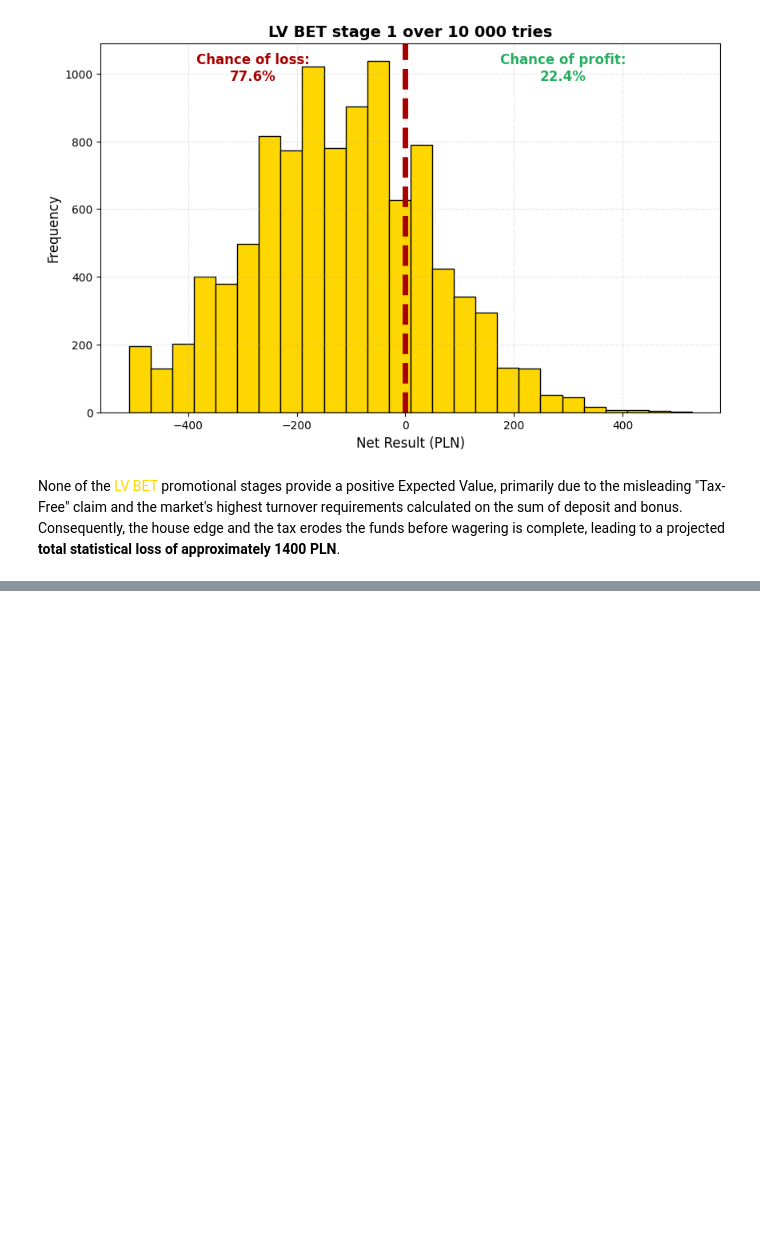
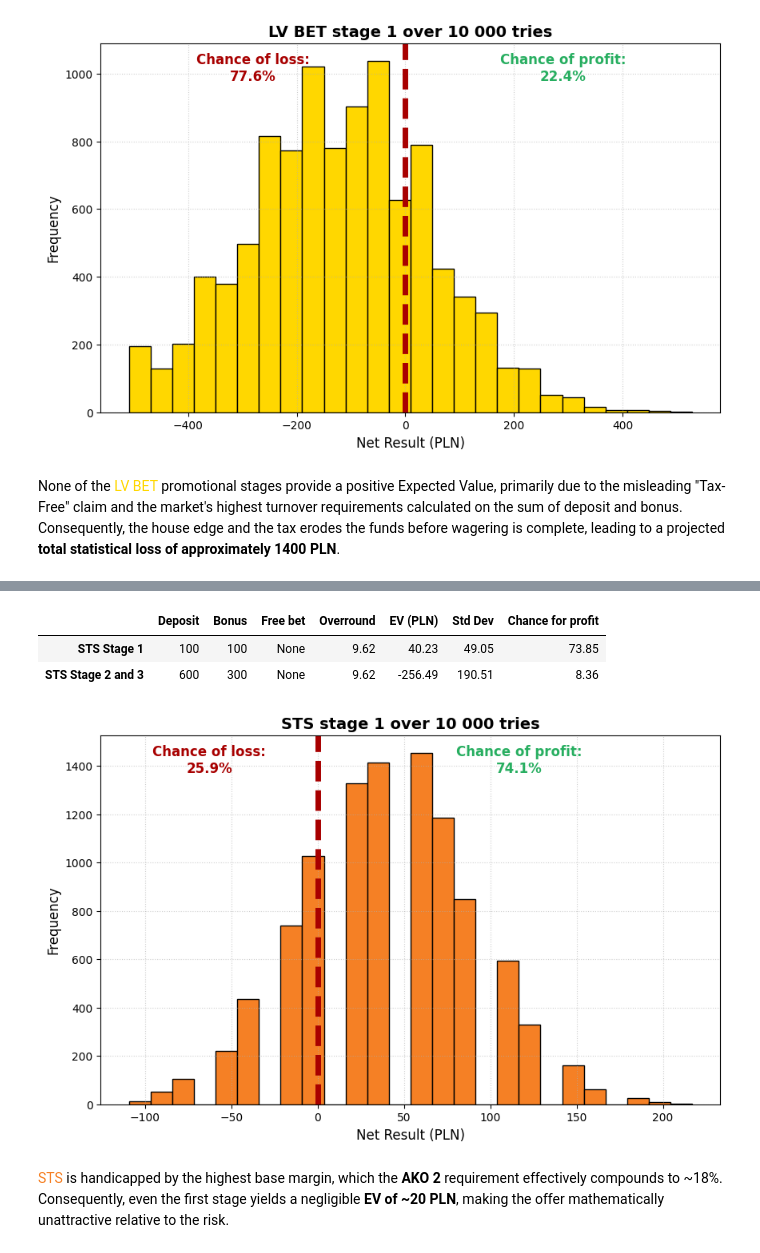
Before and after one commit to nzagozdzon-AGH/Free_Lunch_Theorem, a Jupyter notebook: Bookie_beater.ipynb, the cells around one changed output, grey strips where cells are left out. Cells and saved outputs as stored; diff of their text form; code cells hidden in the pictures; blank space fills up the shorter version.

Commit message:
I analized STS's offer and added section about bet based promotions

```diff
--- a/Bookie_beater.ipynb
+++ b/Bookie_beater.ipynb
@@ -237,0 +245,23 @@ None of the <span style="color: #FFD700;">LV BET</span> promotional stages provi
+# %%
+sts_overround = engine.overround_calculator(odds.sts_odds)
+data_stage_1 = engine.monte_carlo(offers.STS["Offer_1"], sts_overround)
+data_stage_2_3 = engine.monte_carlo(offers.STS["Offer_2_and_3"], sts_overround)
+
+data_values = [
+    [offers.STS["Offer_1"]["deposit"], offers.STS["Offer_1"]["bonus"], offers.STS["Offer_1"]["free_bet"], (sts_overround-1)*100, np.mean(data_stage_1), np.std(data_stage_1), engine.chance_of_profit(data_stage_1)],
+    [offers.STS["Offer_2_and_3"]["deposit"], offers.STS["Offer_2_and_3"]["bonus"], offers.STS["Offer_2_and_3"]["free_bet"], (sts_overround-1)*100, np.mean(data_stage_2), np.std(data_stage_2), engine.chance_of_profit(data_stage_2)],
+]
+columns = ["Deposit", "Bonus","Free bet","Overround","EV (PLN)", "Std Dev", "Chance for profit"]
+index_names = ["STS Stage 1", "STS Stage 2 and 3"]
+df = pd.DataFrame(data=data_values, index=index_names, columns=columns)
+df
+# %% [output]
+|  | Deposit | Bonus | Free bet | Overround | EV (PLN) | Std Dev | Chance for profit |
+| STS Stage 1 | 100 | 100 | None | 9.62 | 40.23 | 49.05 | 73.85 |
+| STS Stage 2 and 3 | 600 | 300 | None | 9.62 | -256.49 | 190.51 | 8.36 |
+# %%
+engine.visualize_results(data_stage_1, "STS stage 1 over 10 000 tries", color = "#F58025")
+# %% [output]
+[figure, added]
+# %% [markdown]
+<span style="color: #F58025;">STS</span> is handicapped by the highest base margin, which the **AKO 2** requirement effectively compounds to ~18%. Consequently, even the first stage yields a negligible **EV of ~20 PLN**, making the offer mathematically unattractive relative to the risk.
```
Also changed, not shown: parts of 4 cells of this notebook, 2 other files.
